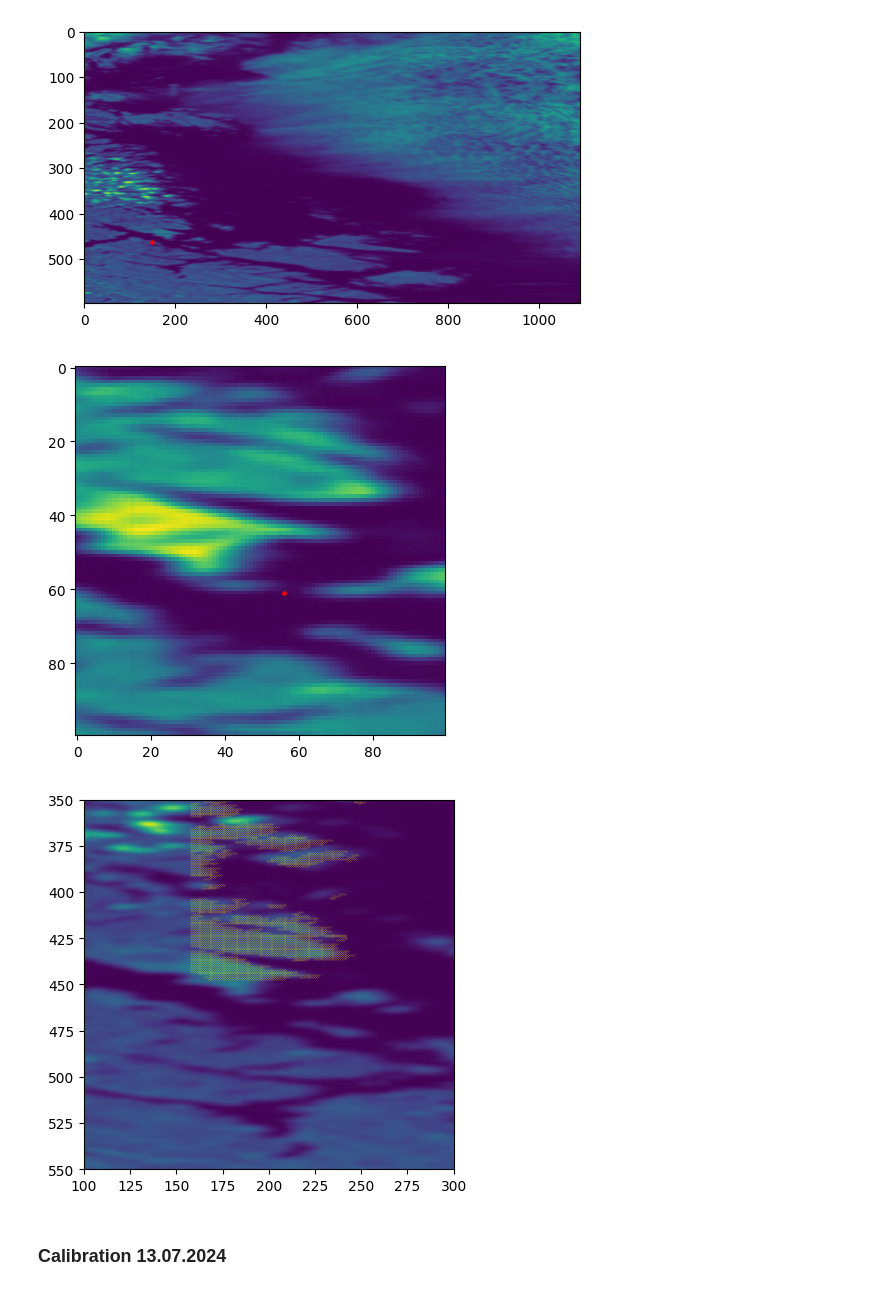
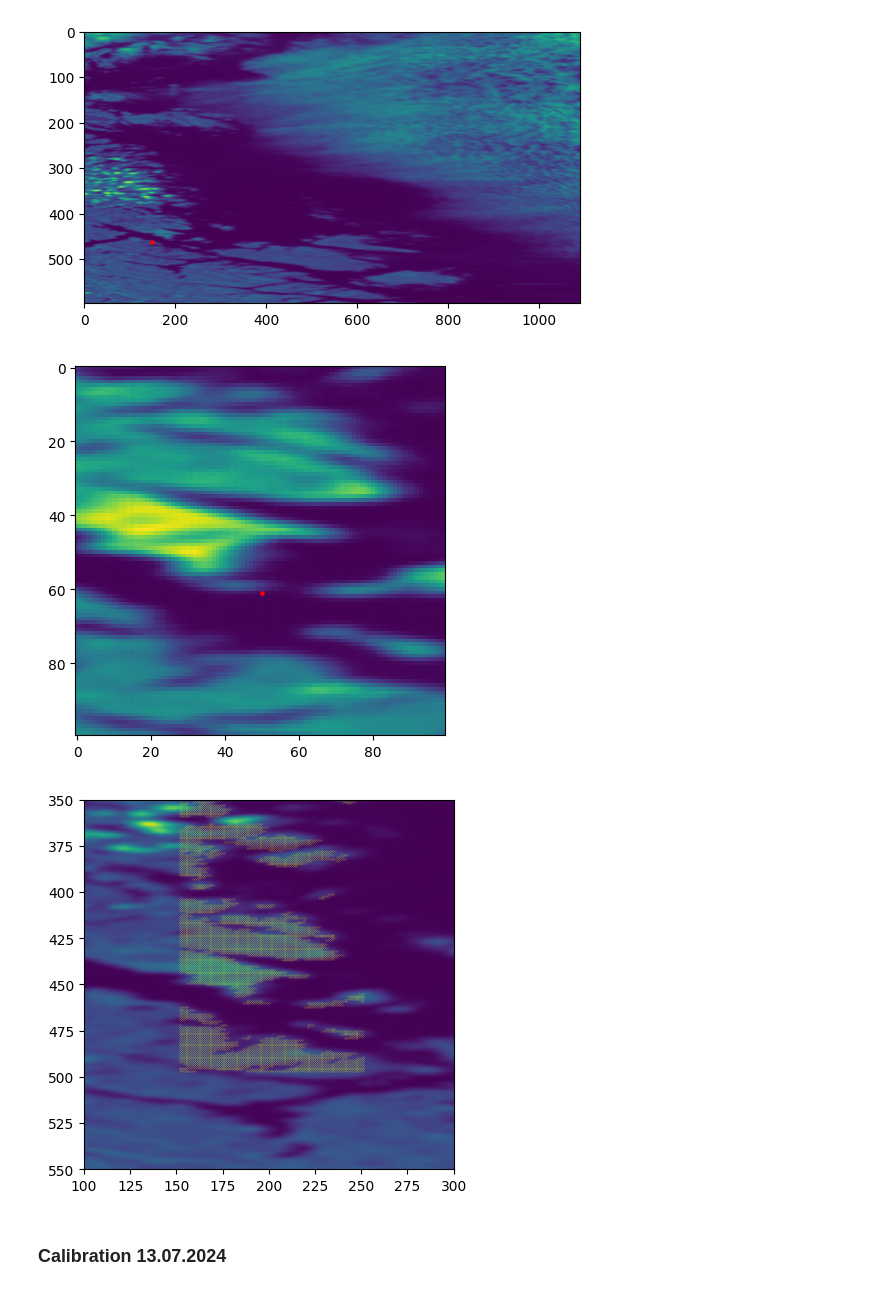
Before and after one commit to AnneMartheH/Vaar_2025, a Jupyter notebook: calibration_hypso1/calibration_2024.ipynb, the cells around one changed output. Drawn from its saved outputs; the diff is of its cells as text; code cells hidden in the pictures.

```diff
--- a/calibration_hypso1/calibration_2024.ipynb
+++ b/calibration_hypso1/calibration_2024.ipynb
@@ -586,7 +586,7 @@ plt.scatter(piksel_col_A3[0], piksel_row_A3[0], color='red', s=5)
 i_start, i_end = 400, 500
 j_start, j_end = 150, 250
 
-calibration_x = 58
+calibration_x = 52
 calibration_y = -2
 cropped = l1d_cube_24_0615[i_start:i_end, j_start:j_end, 100]
 piksel_row_A3, piksel_col_A3 = f.latLong_to_piksel(calibration_lat, calibration_long, satobj_h1_24_0615.latitudes, satobj_h1_24_0615.longitudes) #from file funcions_autonom.py
@@ -597,21 +597,21 @@ plt.scatter(piksel_col_A3[0] - j_start + calibration_x, piksel_row_A3[0] - i_sta
 
 plt.show()
 # %% [output]
-[figure, old version]
+[figure, new version]
 # %%
 plt.imshow(l1d_cube_24_0615[:, :, 100], origin='upper')  # Make sure image and scatter match
 
-for i in range(i_start -50 , i_end -50 ):
+for i in range(i_start -50 , i_end ):
     for j in range(j_start - 50 , j_end- 50):
         if globe.is_land(satobj_h1_24_0615.latitudes[i][j], satobj_h1_24_0615.longitudes[i][j]):
             plt.scatter(j + calibration_x, i + calibration_y, color='yellow', s=0.01)
 
 # Crop to region x = 300–500 and y = 500–650
 plt.xlim(j_start - 50, j_end + 50 )
 plt.ylim(i_end + 50, i_start - 50)  # Y is inverted by default
 
 plt.show()
 # %% [output]
-[figure, old version]
+[figure, new version]
 # %% [markdown]
 ### Calibration 13.07.2024
```
Also changed, not shown: parts of 12 cells of this notebook, 1 other file.
